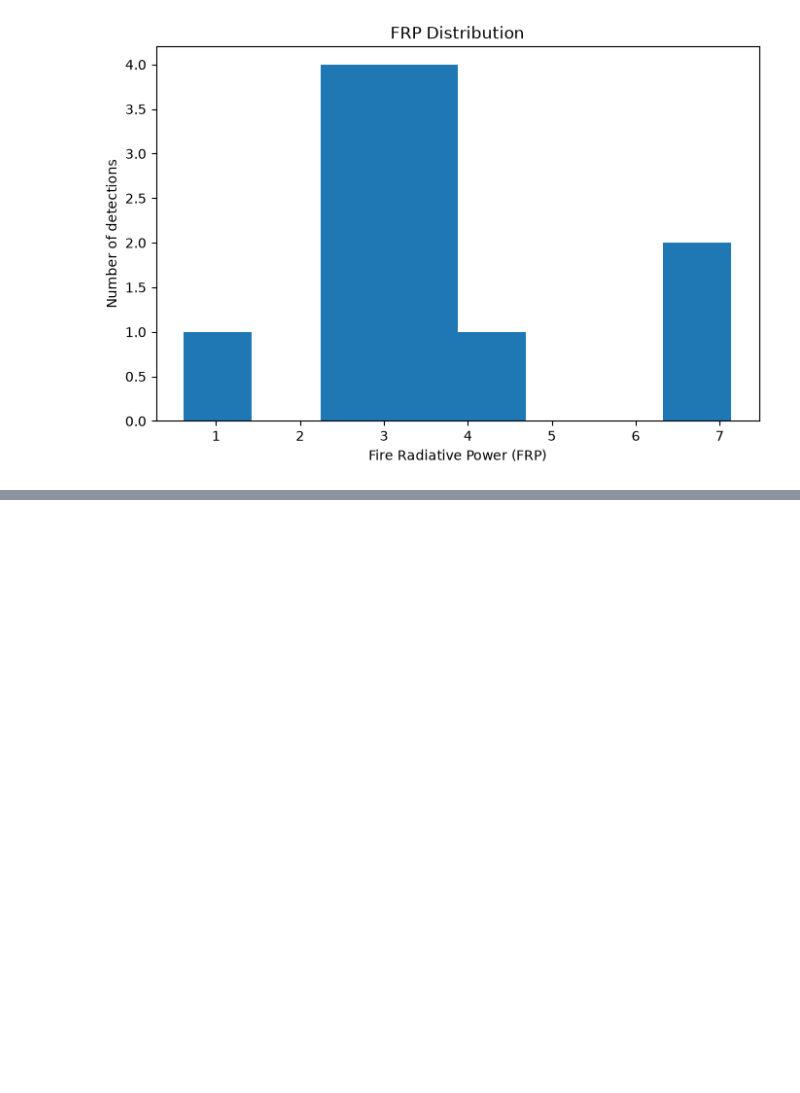
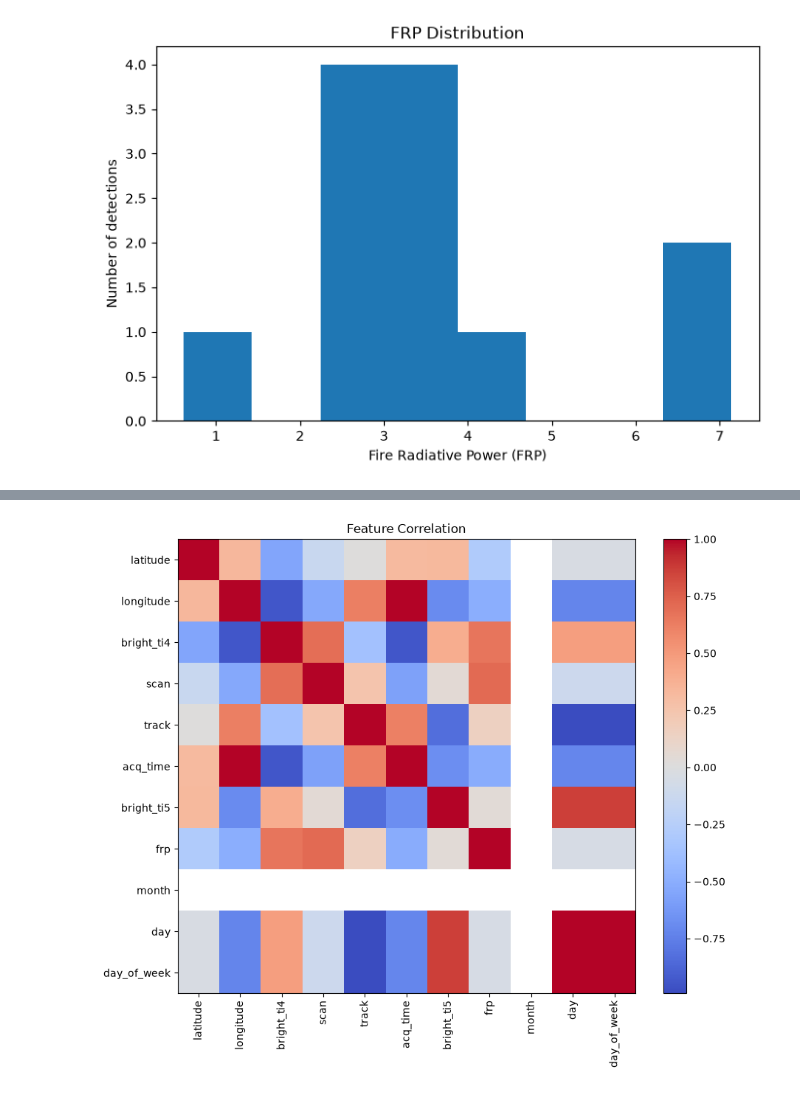
Before and after one commit to ShubidaJain/AI-EARTH-GUARDIAN, a Jupyter notebook: ml/fire/notebooks/01_fire_data_exploration.ipynb, the cells around one changed output, grey strips where cells are left out. Drawn from its saved outputs; the diff is of its cells as text; code cells hidden in the pictures; blank space fills up the shorter version.

```diff
--- a/ml/fire/notebooks/01_fire_data_exploration.ipynb
+++ b/ml/fire/notebooks/01_fire_data_exploration.ipynb
@@ -86,0 +93,4 @@ plt.show()
+# %%
+df["acq_date"] = pd.to_datetime(df["acq_date"])
+
+df["acq_date"].min(), df["acq_date"].max()
@@ -86,0 +99,4 @@ plt.show()
+# %%
+df["month"] = df["acq_date"].dt.month
+df["day"] = df["acq_date"].dt.day
+df["day_of_week"] = df["acq_date"].dt.dayofweek
@@ -86,0 +119,4 @@ plt.show()
+# %%
+numeric_df = df.select_dtypes(include="number")
+
+numeric_df.corr()
@@ -86,0 +136,23 @@ plt.show()
+# %%
+plt.figure(figsize=(10, 8))
+
+plt.imshow(numeric_df.corr(), cmap="coolwarm", aspect="auto")
+
+plt.xticks(
+    range(len(numeric_df.columns)),
+    numeric_df.columns,
+    rotation=90
+)
+
+plt.yticks(
+    range(len(numeric_df.columns)),
+    numeric_df.columns
+)
+
+plt.colorbar()
+
+plt.title("Feature Correlation")
+
+plt.show()
+# %% [output]
+[figure, added]
```
Also changed, not shown: parts of 5 cells of this notebook, 5 other files.
